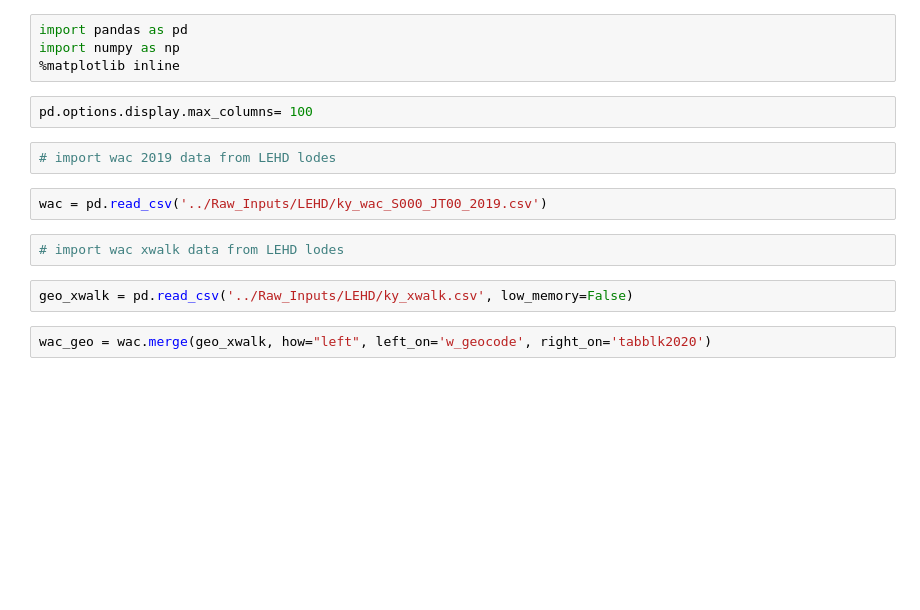
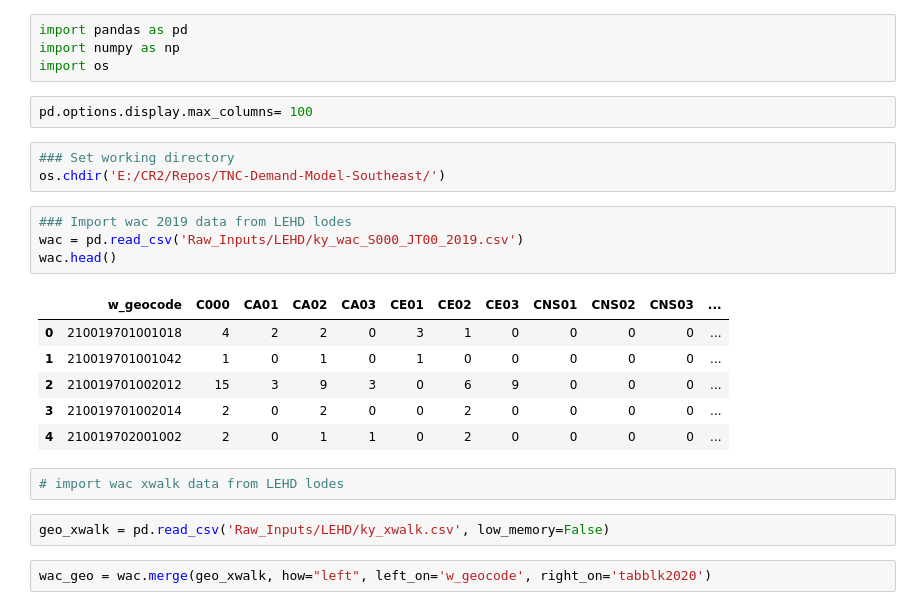
Before and after one commit to uky-transport-data-science/TNC-Demand-Model-Southeast, a Jupyter notebook: Process_Data/02 - Process Employment.ipynb, the cells around one changed output. Cells and saved outputs as stored; diff of their text form; blank space fills up the shorter version.

```diff
--- a/Process_Data/02 - Process Employment.ipynb
+++ b/Process_Data/02 - Process Employment.ipynb
@@ -1,17 +1,27 @@
 # %%
 import pandas as pd
 import numpy as np
-%matplotlib inline
+import os
 # %%
 pd.options.display.max_columns= 100
+# %%
+### Set working directory
+os.chdir('E:/CR2/Repos/TNC-Demand-Model-Southeast/')
 # %%
-# import wac 2019 data from LEHD lodes
+### Import wac 2019 data from LEHD lodes
+wac = pd.read_csv('Raw_Inputs/LEHD/ky_wac_S000_JT00_2019.csv')
+wac.head()
+# %% [output]
+|  | w_geocode | C000 | CA01 | CA02 | CA03 | CE01 | CE02 | CE03 | CNS01 | CNS02 | CNS03 | ... |
+| 0 | 210019701001018 | 4 | 2 | 2 | 0 | 3 | 1 | 0 | 0 | 0 | 0 | ... |
+| 1 | 210019701001042 | 1 | 0 | 1 | 0 | 1 | 0 | 0 | 0 | 0 | 0 | ... |
+| 2 | 210019701002012 | 15 | 3 | 9 | 3 | 0 | 6 | 9 | 0 | 0 | 0 | ... |
+| 3 | 210019701002014 | 2 | 0 | 2 | 0 | 0 | 2 | 0 | 0 | 0 | 0 | ... |
+| 4 | 210019702001002 | 2 | 0 | 1 | 1 | 0 | 2 | 0 | 0 | 0 | 0 | ... |
-# %%
-wac = pd.read_csv('../Raw_Inputs/LEHD/ky_wac_S000_JT00_2019.csv')
 # %%
 # import wac xwalk data from LEHD lodes
 # %%
-geo_xwalk = pd.read_csv('../Raw_Inputs/LEHD/ky_xwalk.csv', low_memory=False)
+geo_xwalk = pd.read_csv('Raw_Inputs/LEHD/ky_xwalk.csv', low_memory=False)
 # %%
 wac_geo = wac.merge(geo_xwalk, how="left", left_on='w_geocode', right_on='tabblk2020')
 # %%
```
Also changed, not shown: parts of 8 cells of this notebook, 2 other files.
